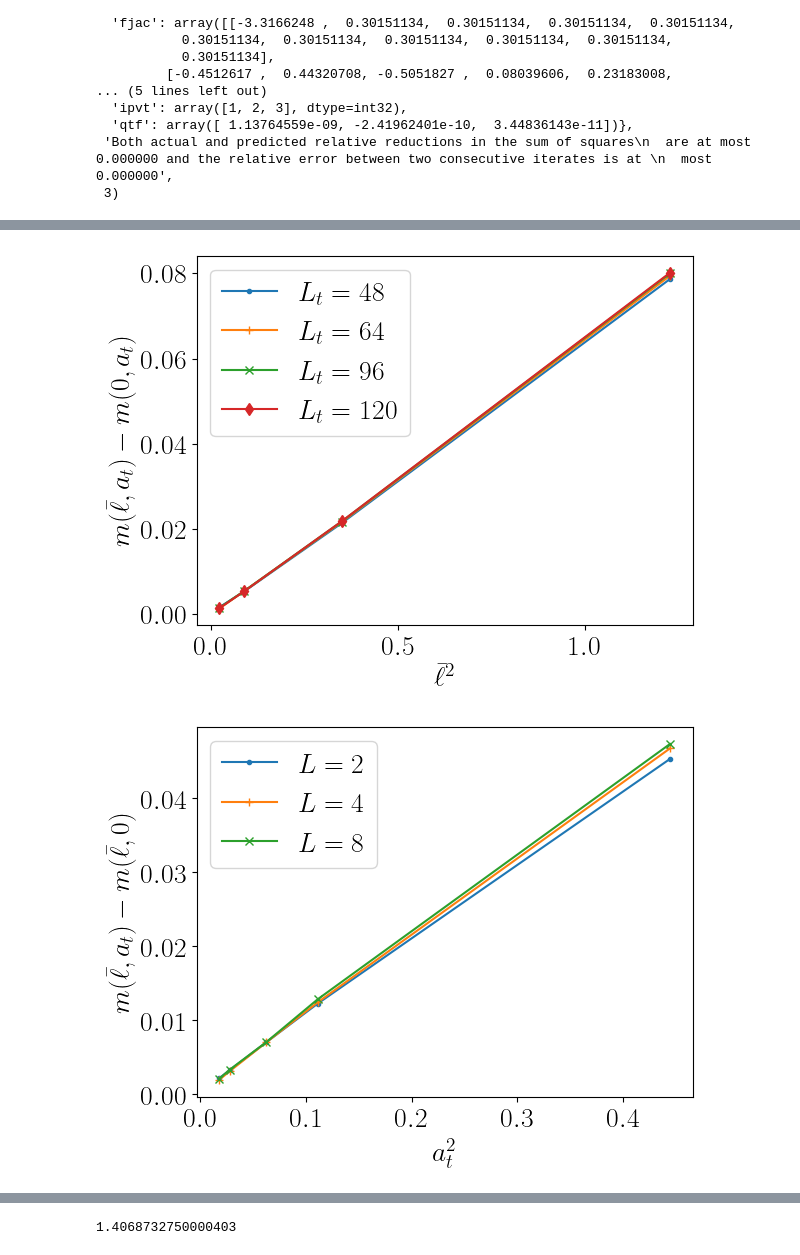
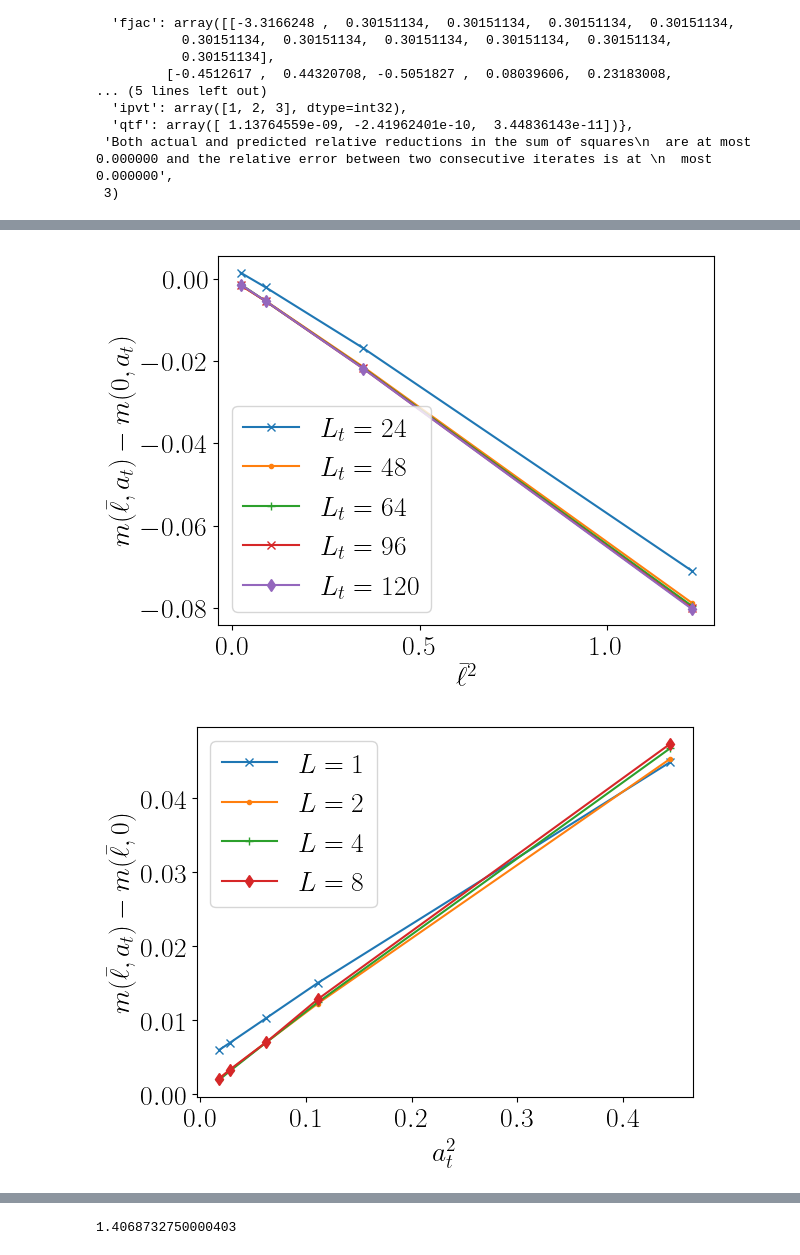
Before and after one commit to nobuyukimatsumoto68/qed3, a Jupyter notebook: src/both_3d/gauge_prop_test5.ipynb, the cells around one changed output, grey strips where cells are left out. Drawn from its saved outputs; the diff is of its cells as text; code cells hidden in the pictures.

```diff
--- a/src/both_3d/gauge_prop_test5.ipynb
+++ b/src/both_3d/gauge_prop_test5.ipynb
@@ -846,31 +849,31 @@ plt.ylabel("$m(\\bar\\ell, a_t) - m(0, a_t)$")
 # %%
-# lim = fitter( [0.0, a_s[:4][0][1]], opt4[0][0], opt4[0][1], opt4[0][2] )
-# plt.plot( a_s[:4].T[0]**2, lim-masses.T[2][:4], label="$L_t=24$", marker='x' )
+lim = fitter( [0.0, a_s[:4][0][1]], opt4[0][0], opt4[0][1], opt4[0][2] )
+plt.plot( a_s[:4].T[0]**2, masses.T[2][:4]-lim, label="$L_t=24$", marker='x' )
 
 lim = fitter( [0.0, a_s[4:8][0][1]], opt4[0][0], opt4[0][1], opt4[0][2] )
-plt.plot( a_s[4:8].T[0]**2, lim-masses.T[2][4:8], label="$L_t=48$", marker='.' )
+plt.plot( a_s[4:8].T[0]**2, masses.T[2][4:8]-lim, label="$L_t=48$", marker='.' )
 
 lim = fitter( [0.0, a_s[8:12][0][1]], opt4[0][0], opt4[0][1], opt4[0][2] )
-plt.plot( a_s[8:12].T[0]**2, lim-masses.T[2][8:12], label="$L_t=64$", marker='+' )
+plt.plot( a_s[8:12].T[0]**2, masses.T[2][8:12]-lim, label="$L_t=64$", marker='+' )
 
 lim = fitter( [0.0, a_s[12:16][0][1]], opt4[0][0], opt4[0][1], opt4[0][2] )
-plt.plot( a_s[12:16].T[0]**2, lim-masses.T[2][12:16], label="$L_t=96$", marker='x' )
+plt.plot( a_s[12:16].T[0]**2, masses.T[2][12:16]-lim, label="$L_t=96$", marker='x' )
 
 lim = fitter( [0.0, a_s[16:][0][1]], opt4[0][0], opt4[0][1], opt4[0][2] )
-plt.plot( a_s[16:].T[0]**2, lim-masses.T[2][16:], label="$L_t=120$", marker='d' )
+plt.plot( a_s[16:].T[0]**2, masses.T[2][16:]-lim, label="$L_t=120$", marker='d' )
 
 plt.legend()
 
 plt.xlabel("$\\bar{\\ell}^2$")
 plt.ylabel("$m(\\bar\\ell, a_t) - m(0, a_t)$")
 
 plt.savefig("ellbar_scaling_gauge.pdf", bbox_inches="tight")
 # %% [output]
-[figure, old version]
+[figure, new version]
 # %%
-# ibase=0
-# lim = fitter( [a_s[ibase::4][0][0], 0.0], opt4[0][0], opt4[0][1], opt4[0][2] )
-# plt.plot( a_s[ibase::4].T[1]**2, lim-masses.T[2][ibase::4], label="$L=1$", marker='d' )
+ibase=0
+lim = fitter( [a_s[ibase::4][0][0], 0.0], opt4[0][0], opt4[0][1], opt4[0][2] )
+plt.plot( a_s[ibase::4].T[1]**2, lim-masses.T[2][ibase::4], label="$L=1$", marker='x' )
 
 ibase=1
 lim = fitter( [a_s[ibase::4][0][0], 0.0], opt4[0][0], opt4[0][1], opt4[0][2] )
@@ -882,7 +885,7 @@ plt.plot( a_s[ibase::4].T[1]**2, lim-masses.T[2][ibase::4], label="$L=4$", marke
 
 ibase=3
 lim = fitter( [a_s[ibase::4][0][0], 0.0], opt4[0][0], opt4[0][1], opt4[0][2] )
-plt.plot( a_s[ibase::4].T[1]**2, lim-masses.T[2][ibase::4], label="$L=8$", marker='x' )
+plt.plot( a_s[ibase::4].T[1]**2, lim-masses.T[2][ibase::4], label="$L=8$", marker='d' )
 
 # plt.xscale("log")
 # plt.yscale("log")
@@ -893,4 +896,4 @@ plt.ylabel("$m(\\bar\\ell, a_t) - m(\\bar\\ell, 0)$")
 
 plt.savefig("at_scaling_gauge.pdf", bbox_inches="tight")
 # %% [output]
-[figure, old version]
+[figure, new version]
```
Also changed, not shown: parts of 3 cells of this notebook, 3 other files.
